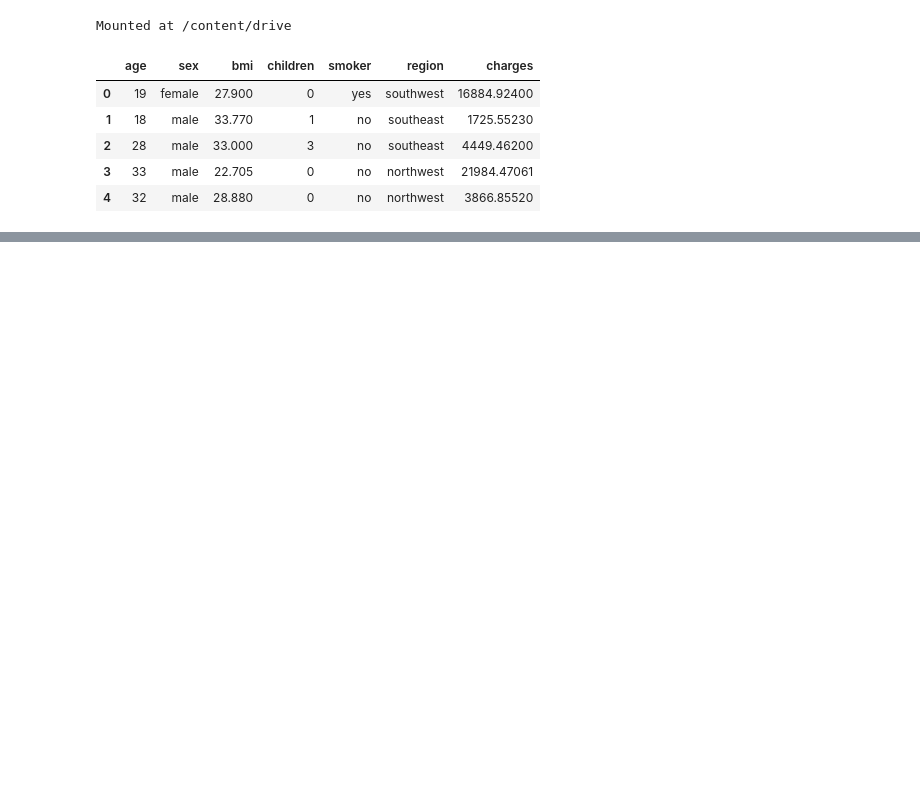
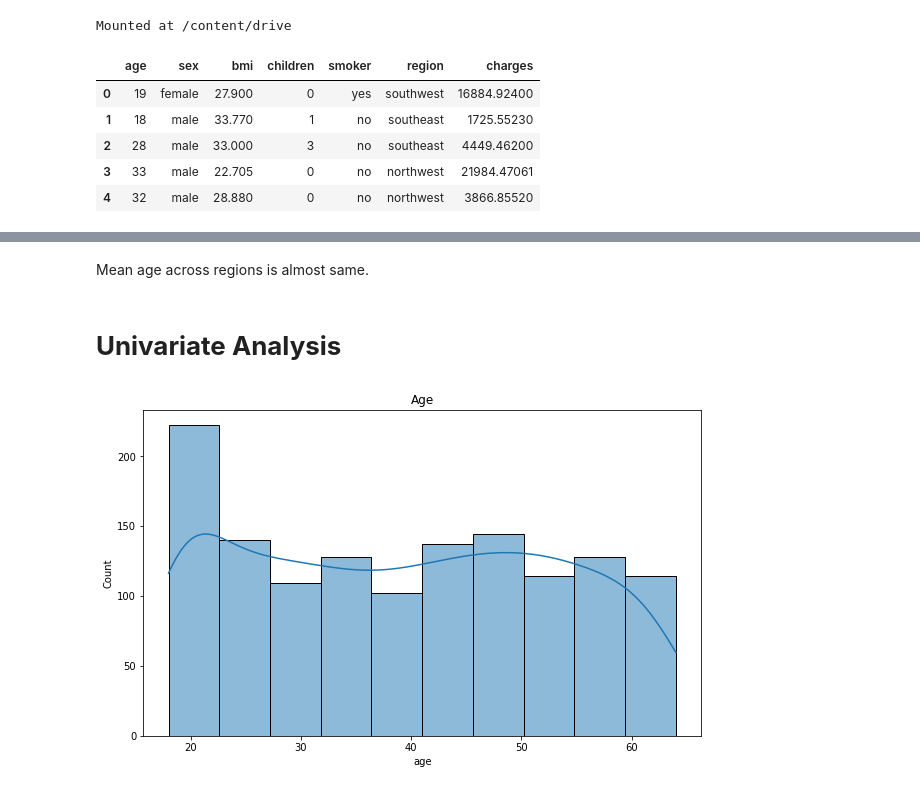
Before and after one commit to AkashK18/Health-Insurance, a Jupyter notebook: Untitled6.ipynb, the cells around one changed output, grey strips where cells are left out. Cells and saved outputs as stored; diff of their text form; code cells hidden in the pictures; blank space fills up the shorter version.

```diff
--- a/Untitled6.ipynb
+++ b/Untitled6.ipynb
@@ -25,0 +168,11 @@ data.head()
+# %% [markdown]
+Mean age across regions is almost same.
+# %% [markdown]
+# **Univariate Analysis**
+# %%
+plt.figure(figsize=(10,6))
+sns.histplot(data['age'],kde=True,bins=10)
+plt.title('Age')
+plt.show()
+# %% [output]
+[figure, added]
```
Also changed, not shown: parts of 31 cells of this notebook.
